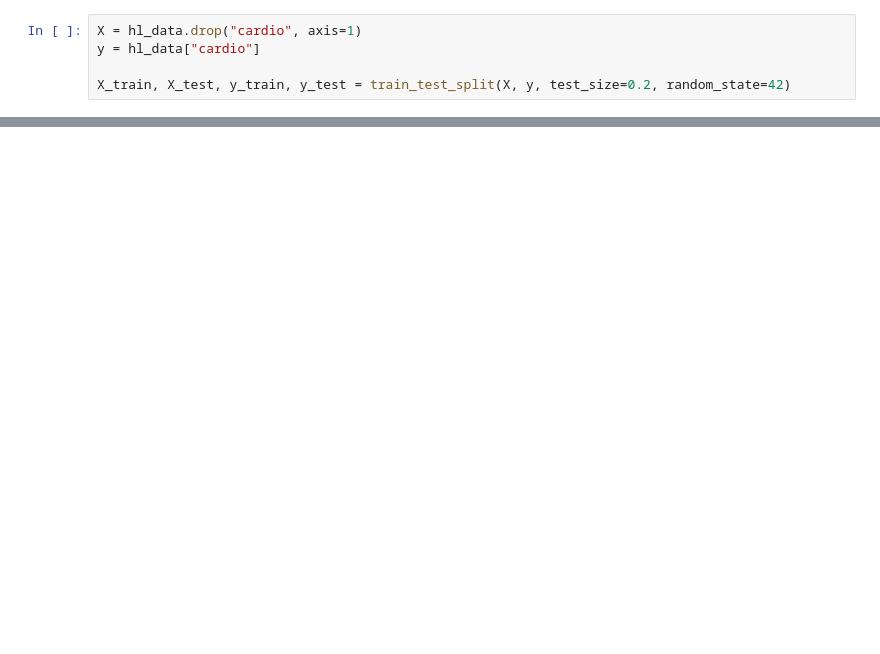
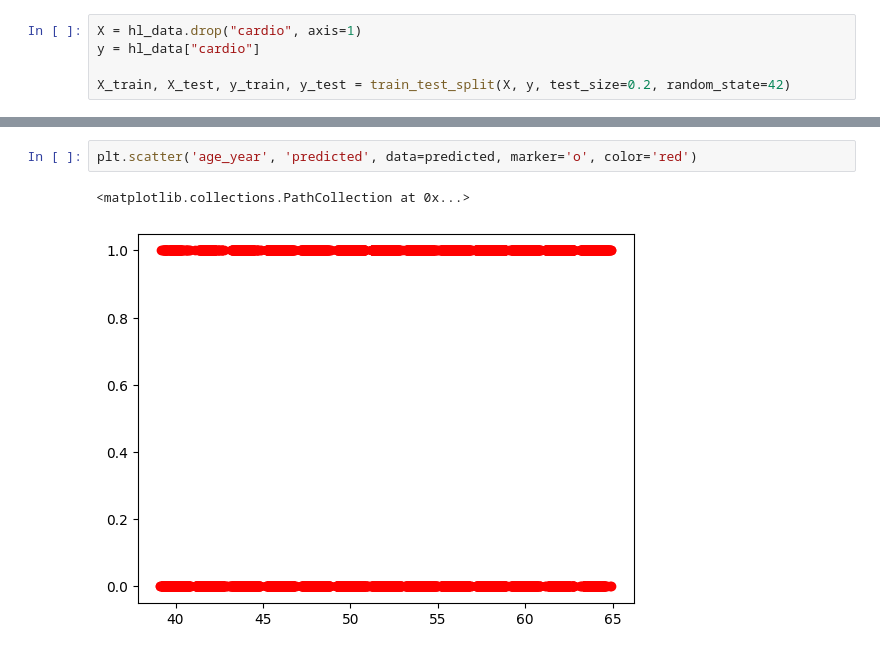
Before and after one commit to NicholasJDev/DiseasePredictionModel, a Jupyter notebook: DiseasePredictionModel.ipynb, the cells around one changed output, grey strips where cells are left out. Saved outputs shown, nothing was run; the diff lists cells and outputs as text; blank space fills up the shorter version.

```diff
--- a/DiseasePredictionModel.ipynb
+++ b/DiseasePredictionModel.ipynb
@@ -208,0 +214,5 @@ accuracy, precision, recall, f1
+# %%
+plt.scatter('age_year', 'predicted', data=predicted, marker='o', color='red')
+# %% [output]
+<matplotlib.collections.PathCollection at 0x...>
+[figure, added]
```
Also changed, not shown: parts of 3 cells of this notebook.
